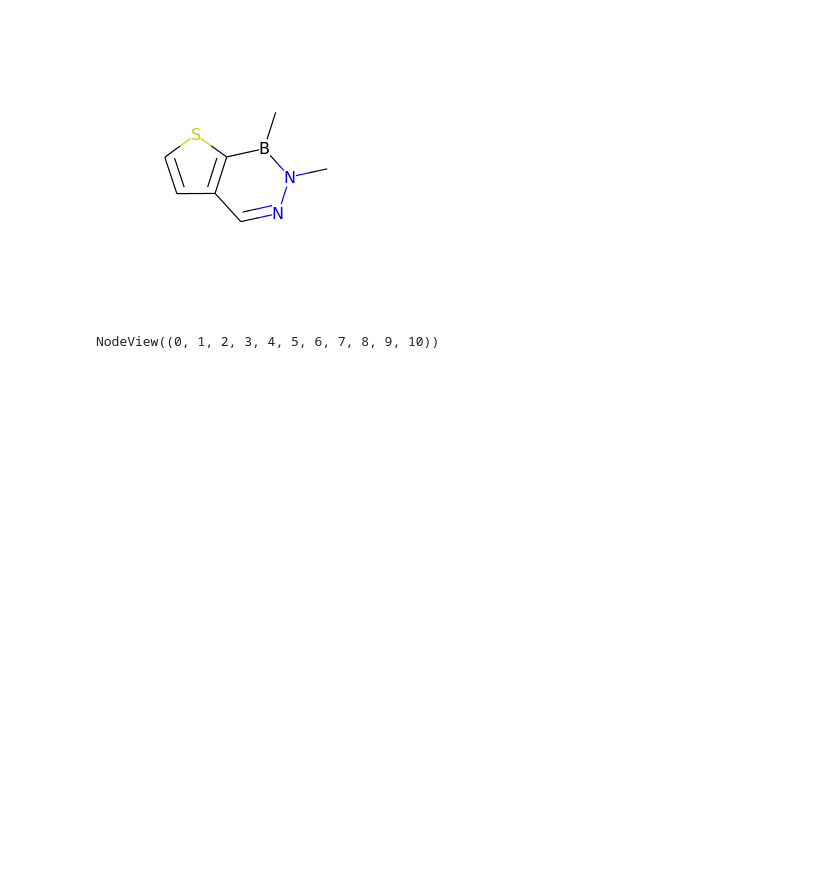
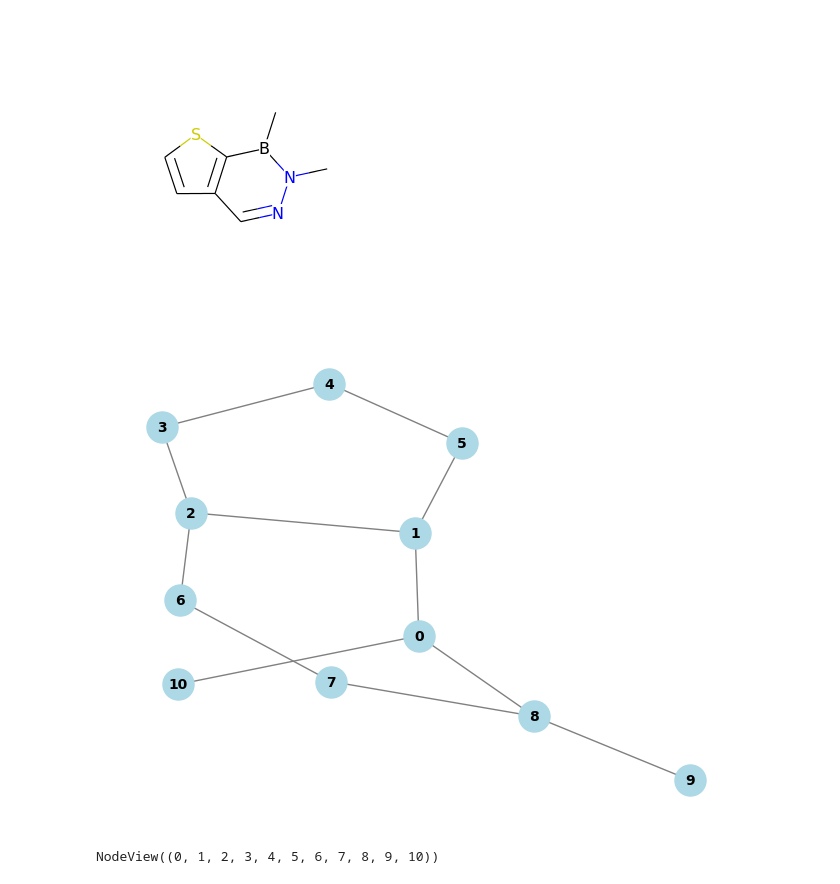
Before and after one commit to suyashk12/GNN_binding_energies, a Jupyter notebook: data_processing/networkx_tutorial.ipynb, the cells around one changed output. Cells and saved outputs as stored; diff of their text form; code cells hidden in the pictures; blank space fills up the shorter version.

Commit message:
shrihan figuring out how to manipulate graphs

```diff
--- a/data_processing/networkx_tutorial.ipynb
+++ b/data_processing/networkx_tutorial.ipynb
@@ -29,6 +29,11 @@ from IPython.display import Image, display
 display(Image(filename='tempimg.png'))
 # %% [output]
 [figure]
+# %%
+# draw the graph
+nx.draw(graph, with_labels=True, node_color='lightblue', node_size=500, font_size=10, font_color='black', font_weight='bold', edge_color='gray')
+# %% [output]
+[figure, added]
 # %%
 # graph nodes
 graph.nodes
```
Also changed, not shown: parts of 9 cells of this notebook.
